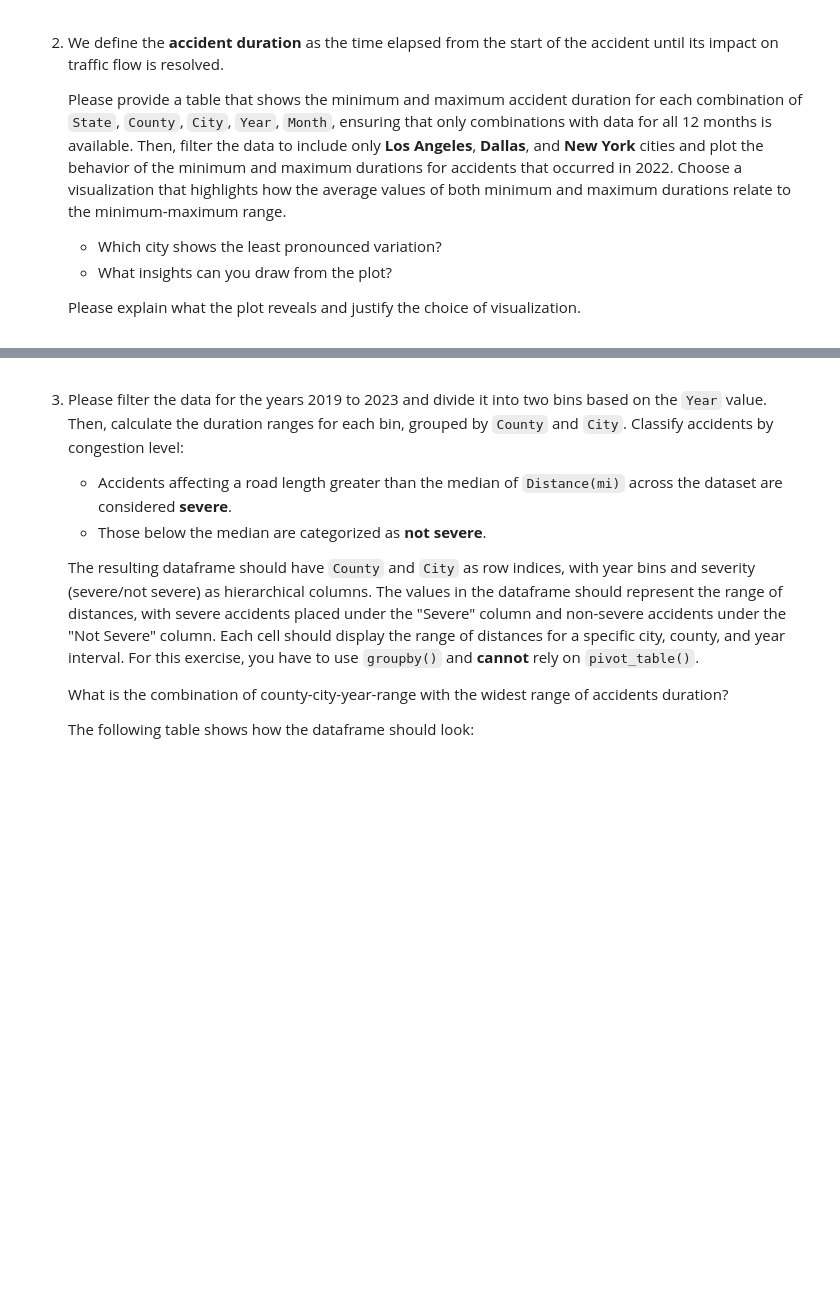
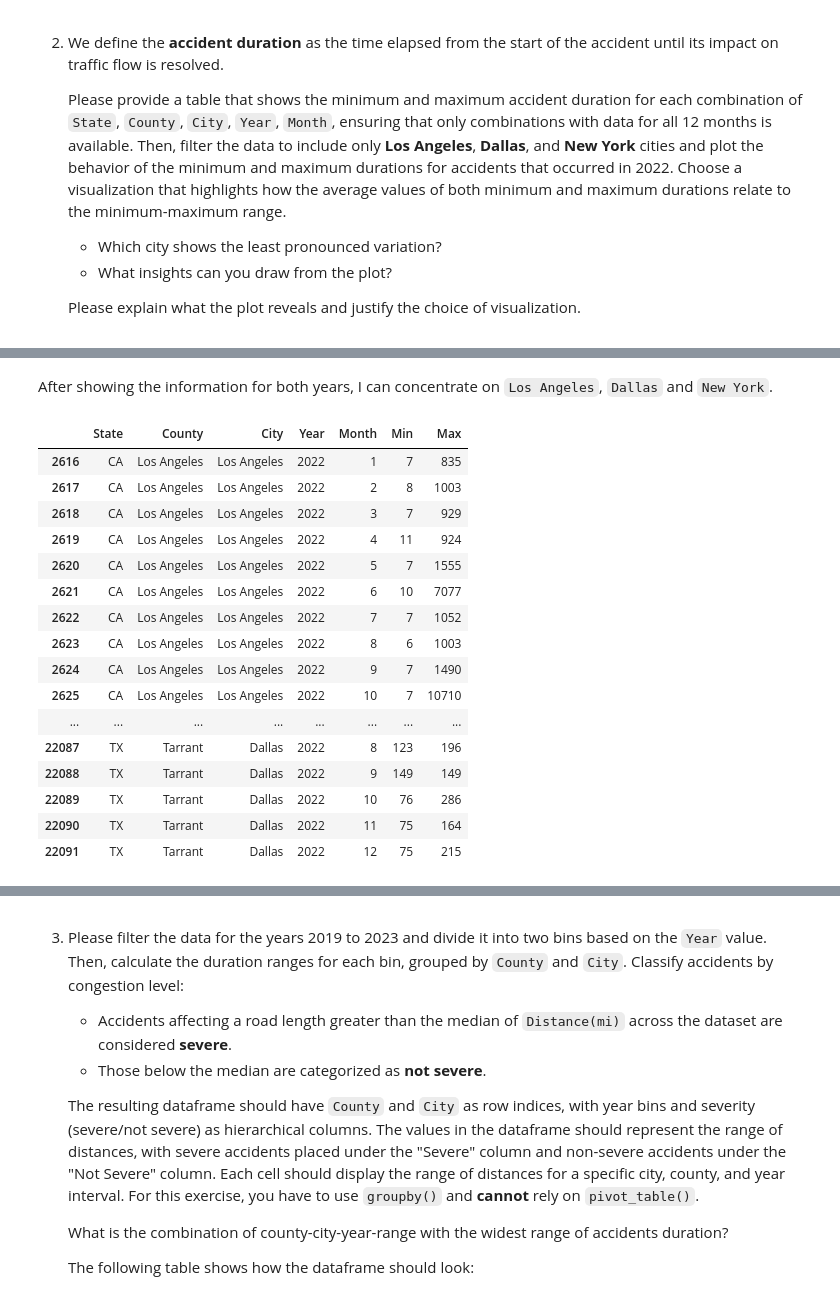
Before and after one commit to MattiaBiancini/Visual-Analytics, a Jupyter notebook: Assignment1/Assignment1.ipynb, the cells around one changed output, grey strips where cells are left out. Cells and saved outputs as stored; diff of their text form; code cells hidden in the pictures; blank space fills up the shorter version.

```diff
--- a/Assignment1/Assignment1.ipynb
+++ b/Assignment1/Assignment1.ipynb
@@ -670,0 +676,12 @@ As we can see from the plot `Miami` has the biggest **absolute** increment from
+# %%
+df_accidents['Month'] = df_accidents['Start_Time'].dt.month
+df_accidents['Duration'] = (df_accidents['End_Time'] - df_accidents['Start_Time']).dt.total_seconds() / 60
+df_accidents['Duration'] = df_accidents.Duration.apply(lambda x : int(x))
+
+df_accidents_sccym = df_accidents.groupby(['State', 'County', 'City', 'Year', 'Month'])['Duration'].agg(['min', 'max']).reset_index()
+df_accidents_sccym.rename(columns={'min' : 'Min', 'max': 'Max'}, inplace=True)
+
+valid_entries = df_accidents_sccym.groupby(['State', 'County', 'City', 'Year'])['Month'].nunique() == 12
+df_accidents_sccym = df_accidents_sccym.set_index(['State', 'County', 'City', 'Year']).loc[valid_entries].reset_index()
+
+df_accidents_sccym
@@ -670,0 +814,28 @@ As we can see from the plot `Miami` has the biggest **absolute** increment from
+# %% [markdown]
+After showing the information for both years, I can concentrate on `Los Angeles`, `Dallas` and `New York`.
+# %%
+cities = ['Los Angeles', 'Dallas', 'New York']
+df_accidents_cities = df_accidents_sccym[
+    (df_accidents_sccym['City'].isin(cities)) &
+    #((df_accidents_sccym['City'] != 'Dallas') | (df_accidents_sccym['County'] == 'Dallas')) &
+    (df_accidents_sccym['Year'] == 2022)
+]
+df_accidents_cities
+# %% [output]
+|  | State | County | City | Year | Month | Min | Max |
+| 2616 | CA | Los Angeles | Los Angeles | 2022 | 1 | 7 | 835 |
+| 2617 | CA | Los Angeles | Los Angeles | 2022 | 2 | 8 | 1003 |
+| 2618 | CA | Los Angeles | Los Angeles | 2022 | 3 | 7 | 929 |
+| 2619 | CA | Los Angeles | Los Angeles | 2022 | 4 | 11 | 924 |
+| 2620 | CA | Los Angeles | Los Angeles | 2022 | 5 | 7 | 1555 |
+| 2621 | CA | Los Angeles | Los Angeles | 2022 | 6 | 10 | 7077 |
+| 2622 | CA | Los Angeles | Los Angeles | 2022 | 7 | 7 | 1052 |
+| 2623 | CA | Los Angeles | Los Angeles | 2022 | 8 | 6 | 1003 |
+| 2624 | CA | Los Angeles | Los Angeles | 2022 | 9 | 7 | 1490 |
+| 2625 | CA | Los Angeles | Los Angeles | 2022 | 10 | 7 | 10710 |
+| ... | ... | ... | ... | ... | ... | ... | ... |
+| 22087 | TX | Tarrant | Dallas | 2022 | 8 | 123 | 196 |
+| 22088 | TX | Tarrant | Dallas | 2022 | 9 | 149 | 149 |
+| 22089 | TX | Tarrant | Dallas | 2022 | 10 | 76 | 286 |
+| 22090 | TX | Tarrant | Dallas | 2022 | 11 | 75 | 164 |
+| 22091 | TX | Tarrant | Dallas | 2022 | 12 | 75 | 215 |
```
Also changed, not shown: parts of 17 cells of this notebook.
